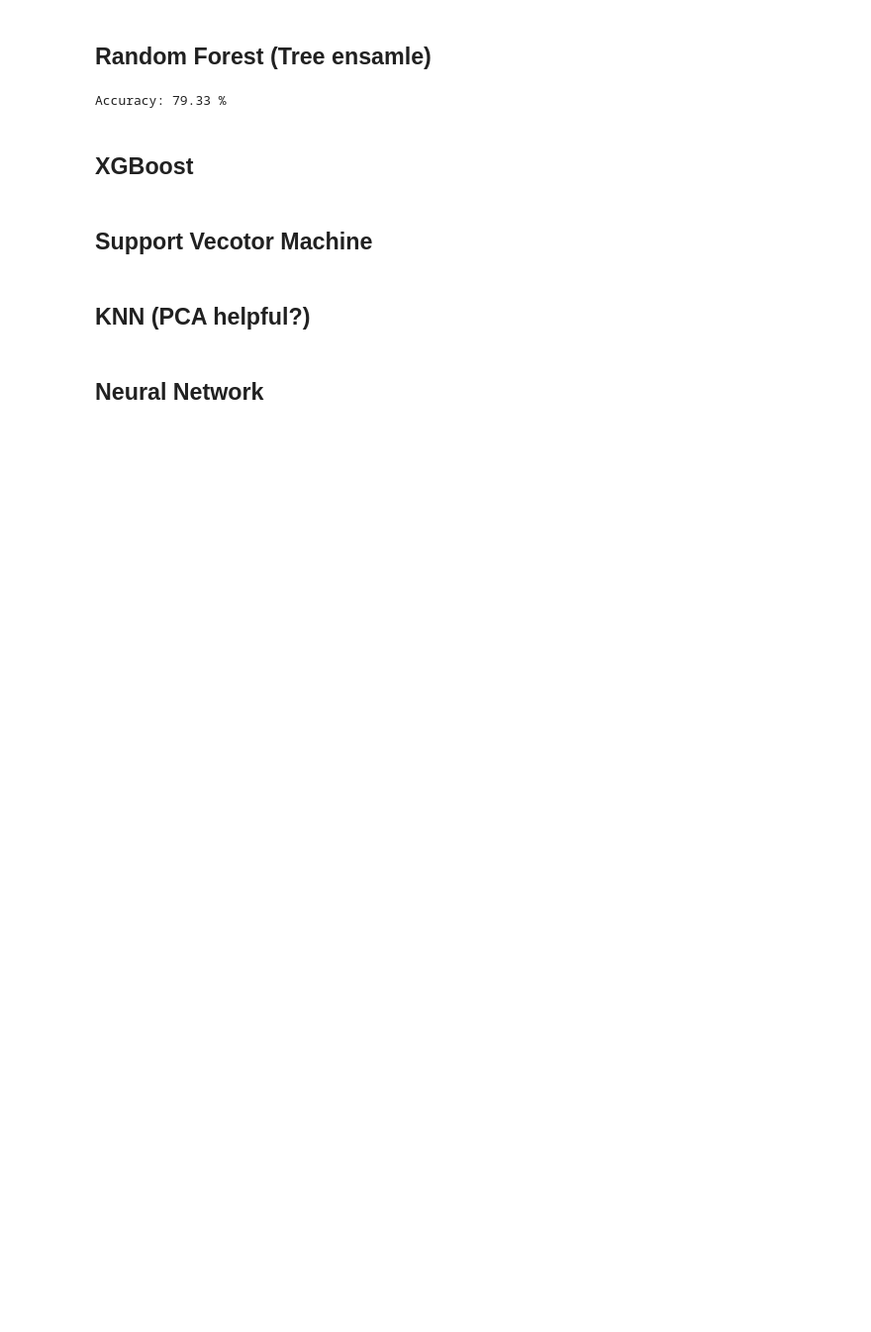
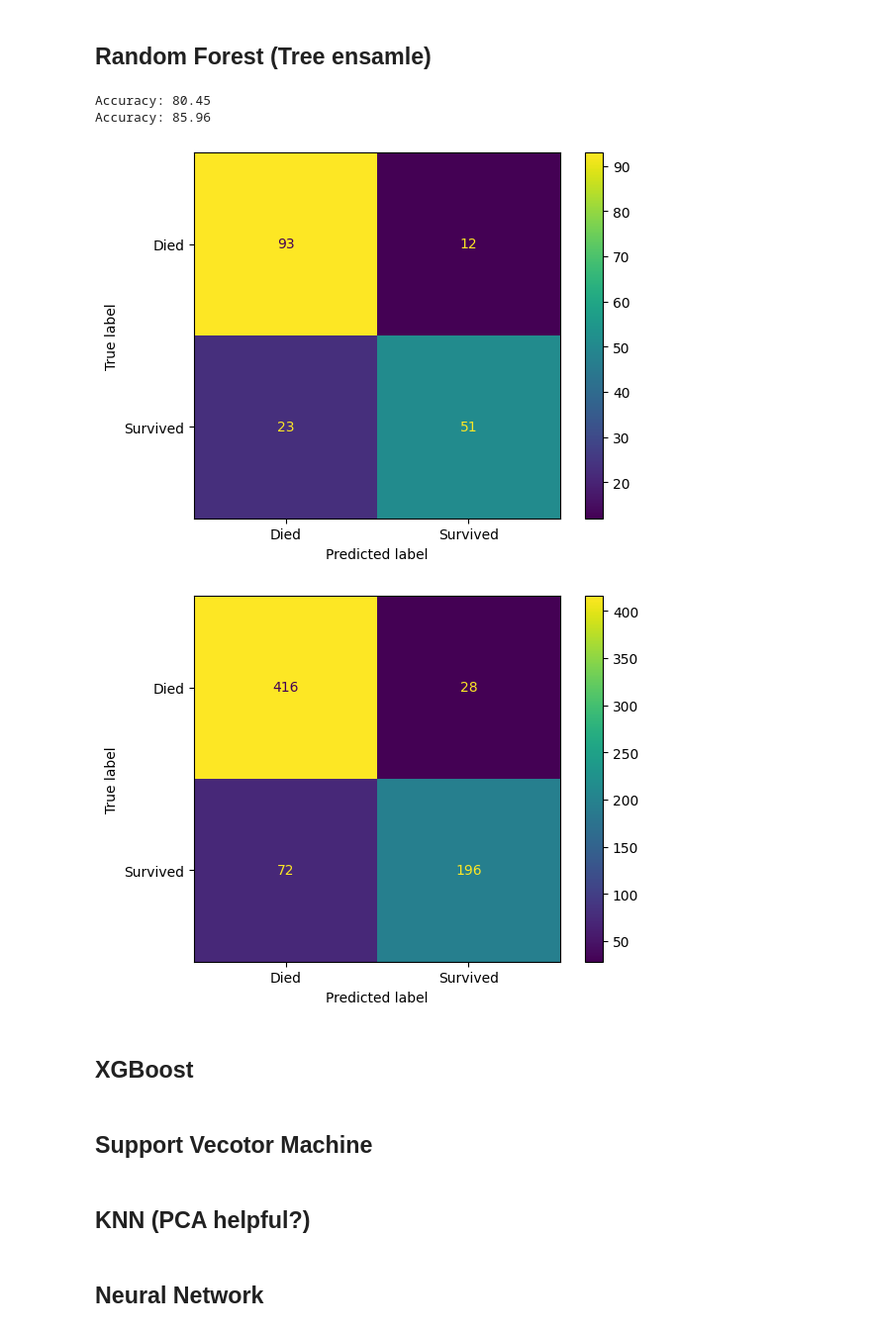
Before and after one commit to alexehrlich/titanic, a Jupyter notebook: data_exploration.ipynb, the cells around one changed output. Shown: that part at 99% size. Drawn from its saved outputs; the diff is of its cells as text; code cells hidden in the pictures; blank space fills up the shorter version.

```diff
--- a/data_exploration.ipynb
+++ b/data_exploration.ipynb
@@ -511,19 +527,36 @@ Accuracy: 79.89 %
 ## Random Forest (Tree ensamle)
 # %%
 from sklearn.ensemble import RandomForestClassifier
+
+param_grid = {
+    'n_estimators': [50, 100, 200],
+    'max_depth': [3, 5, 7, 10],
+    'min_samples_split': [2, 5, 10],
+    'min_samples_leaf': [1, 2, 4],
+    'criterion': ['gini', 'entropy']
+}
 
 X_train, X_test, y_train, y_test = split_data(
     train_df,
     numerical_features=['Pclass', 'Age', 'Family_Size', 'Fare'],
     categorical_features = ['Sex'],
     target = 'Survived')
 
-forest_clf = RandomForestClassifier()
+# grid = GridSearchCV(RandomForestClassifier(), param_grid)
+# grid.fit(X_train, y_train)
+# print(f"Best params: {grid.best_params_}")
+# print(f"Test accuracy: {grid.score(X_test, y_test):.2f}")
+
+forest_clf = RandomForestClassifier(n_estimators=50, criterion='entropy', max_depth=5)
 forest_clf.fit(X_train, y_train)
 
-print(f"Accuracy: {(sum(forest_clf.predict(X_test) == y_test) / len(X_test)) * 100:.2f} %")
+evaluate_prediction(forest_clf.predict(X_test), y_test)
+evaluate_prediction(forest_clf.predict(X_train), y_train)
 # %% [output]
-Accuracy: 79.33 %
+Accuracy: 80.45
+Accuracy: 85.96
+[figure, added]
+[figure, added]
 # %% [markdown]
 ## XGBoost
 # %%
```
Also changed, not shown: parts of 7 cells of this notebook.
